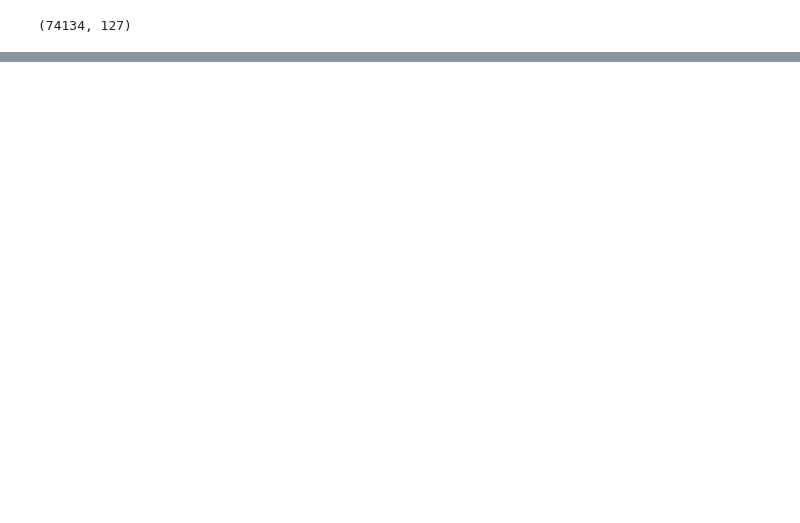
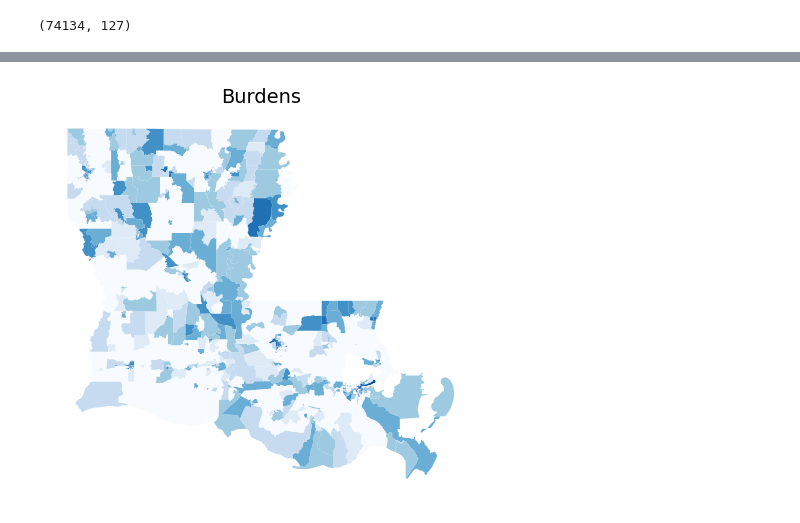
Before and after one commit to haylee360/j40-data-exploration, a Jupyter notebook: exploration.ipynb, the cells around one changed output, grey strips where cells are left out. Saved outputs shown, nothing was run; the diff lists cells and outputs as text; code cells hidden in the pictures; blank space fills up the shorter version.

```diff
--- a/exploration.ipynb
+++ b/exploration.ipynb
@@ -157,3 +181,8 @@ v2_geo.head()
 v2_geo.shape
 # %% [output]
 (74134, 127)
+# %%
+louis_geo = v2_geo[v2_geo['SF'] == 'Louisiana']
+louis_geo = louis_geo[['GEOID10', 'geometry']]
+louis_geo['GEOID10'] = louis_geo['GEOID10'].astype('int64')
+louis_geo
@@ -159,0 +209,4 @@ v2_geo.shape
+# %%
+# Merge geometry df and burden df
+louis_complete = pd.merge(louis_small, louis_geo, left_on='tract_id', right_on='GEOID10')
+l.ouis_complete
@@ -159,0 +227,2 @@ v2_geo.shape
+# %%
+louis_complete = gpd.GeoDataFrame(louis_complete)
@@ -159,0 +243,31 @@ v2_geo.shape
+# %%
+# a.
+# Initialize figure
+fig, ax = plt.subplots(figsize=(9,5))
+
+# Remove axis for a cleaner map and set title
+ax.axis('off')
+ax.set_title('Burdens',
+            fontsize=14)
+
+# Plot NY state and color by number of spills
+louis_complete.plot(ax=ax,
+                column='total_burdens',
+                cmap='Blues')
+                # legend=True,
+                # legend_kwds={
+                #     'label':'Number of Burdens'
+                # })
+
+# Annotate source and date of access
+# plt.annotate("Data source: New York State Department\nof Environmental Conservation",
+#             xy=(-79.9,40.5),
+#             fontsize=8)
+
+# plt.annotate("Date of access: 11/02/2024",
+#             xy=(-79.9,40.35),
+#             fontsize=7)
+
+plt.show()
+# %% [output]
+[figure, added]
```
Also changed, not shown: parts of 18 cells of this notebook.
